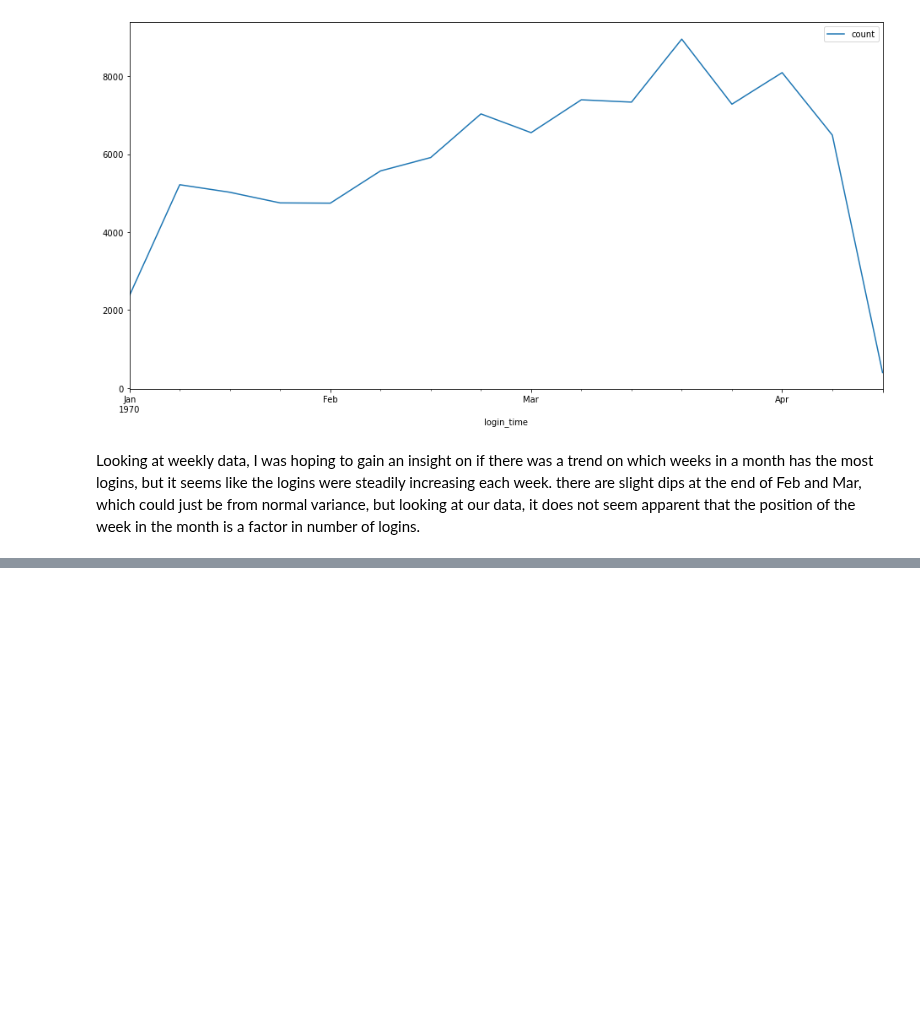
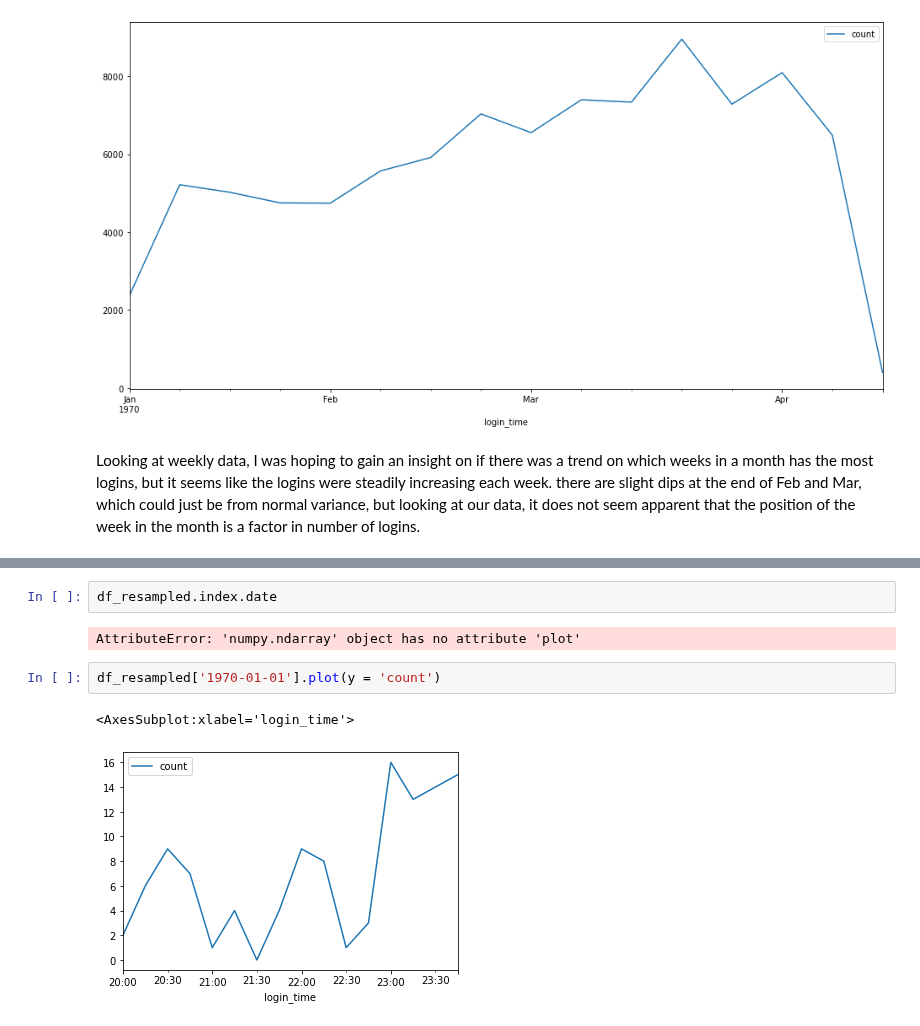
Before and after one commit to kenneykwan/Springboard, a Jupyter notebook: ultimate_challenge/Ultimate Challenge - Part 1 EDA.ipynb, the cells around one changed output, grey strips where cells are left out. Saved outputs shown, nothing was run; the diff lists cells and outputs as text; blank space fills up the shorter version.

```diff
--- a/ultimate_challenge/Ultimate Challenge - Part 1 EDA.ipynb
+++ b/ultimate_challenge/Ultimate Challenge - Part 1 EDA.ipynb
@@ -156,0 +186,9 @@ Looking at weekly data, I was hoping to gain an insight on if there was a trend
+# %%
+df_resampled.index.date
+# %% [output]
+AttributeError: 'numpy.ndarray' object has no attribute 'plot'
+# %%
+df_resampled['1970-01-01'].plot(y = 'count')
+# %% [output]
+<AxesSubplot:xlabel='login_time'>
+[figure, added]
```
Also changed, not shown: parts of 3 cells of this notebook.
